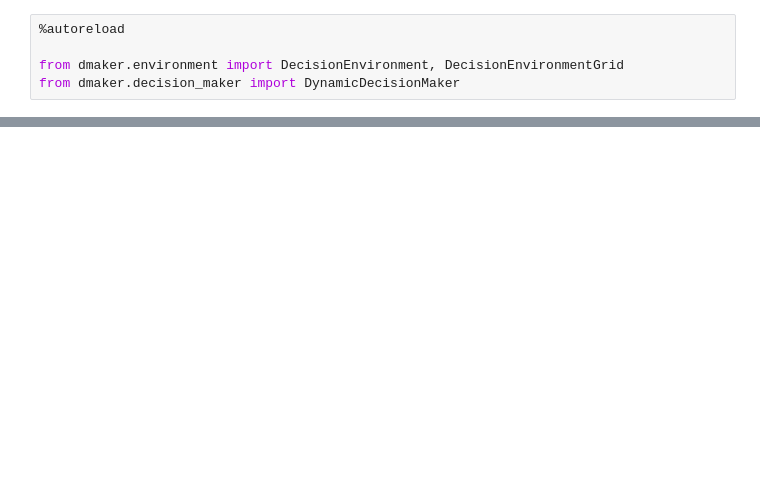
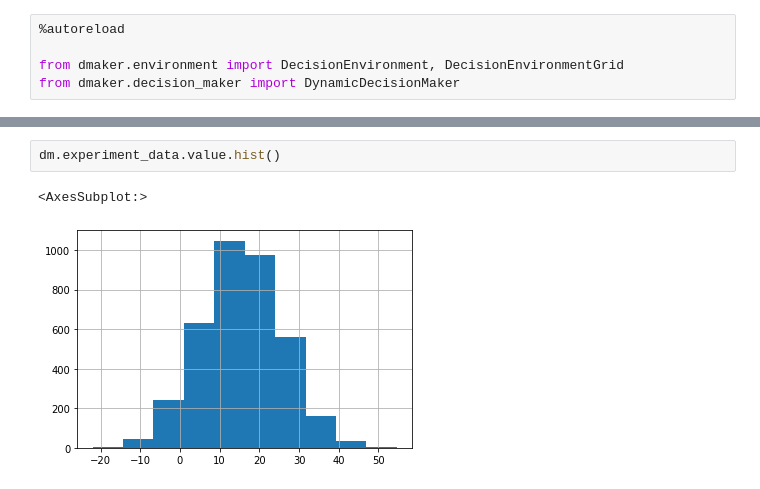
Before and after one commit to jonasalexander/thesis, a Jupyter notebook: simulation/generate-data.ipynb, the cells around one changed output, grey strips where cells are left out. Cells and saved outputs as stored; diff of their text form; blank space fills up the shorter version.

```diff
--- a/simulation/generate-data.ipynb
+++ b/simulation/generate-data.ipynb
@@ -78,0 +86,5 @@ dm = DynamicDecisionMaker(env=env, num_samples=1000, cost_eval=0.2)
+# %%
+dm.experiment_data.value.hist()
+# %% [output]
+<AxesSubplot:>
+[figure, added]
```
Also changed, not shown: parts of 10 cells of this notebook.
